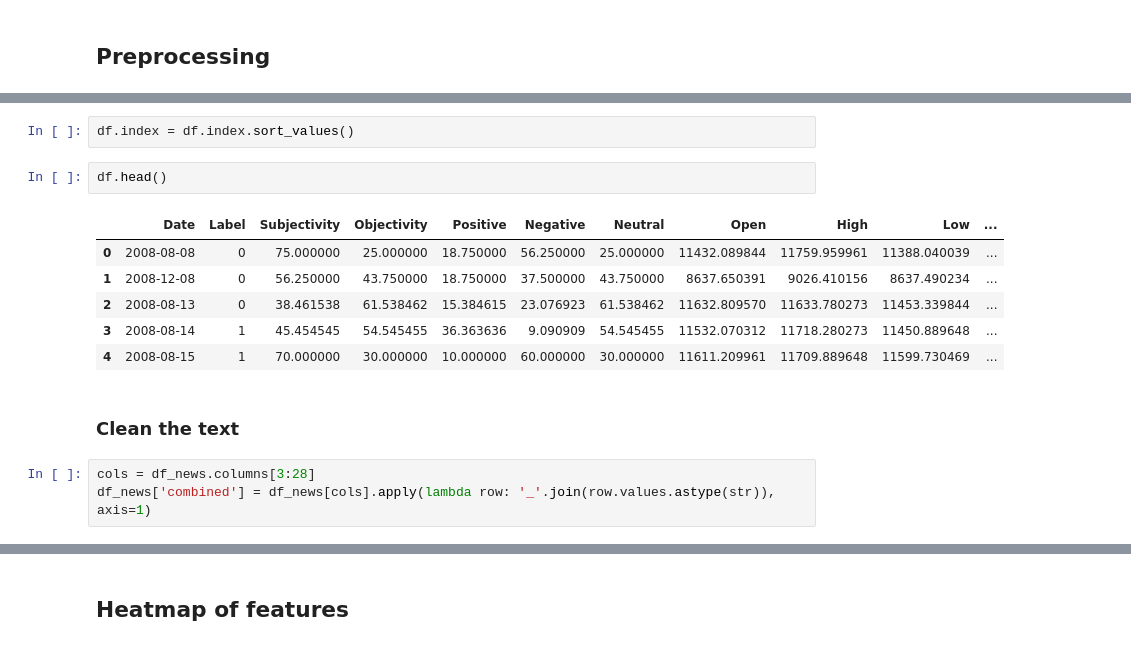
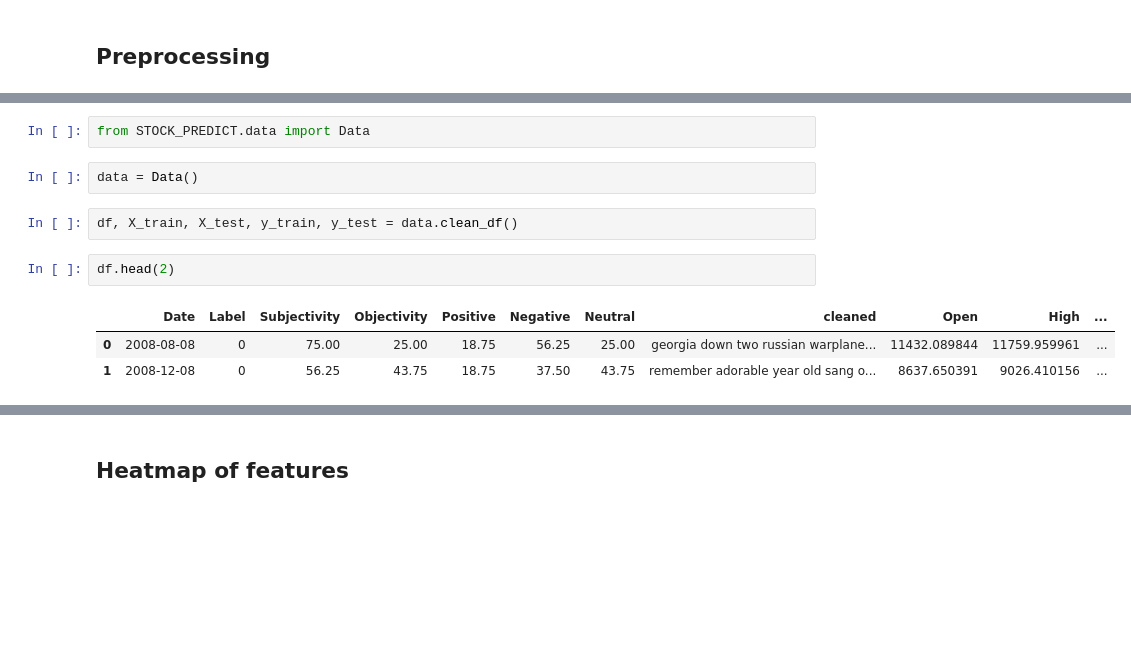
Before and after one commit to clairemalbrel/STOCK_PREDICT, a Jupyter notebook: Notebooks/Master_stock_prediction (1).ipynb, the cells around one changed output, grey strips where cells are left out. Drawn from its saved outputs; the diff is of its cells as text; blank space fills up the shorter version.

Commit message:
data viz + models

```diff
--- a/Notebooks/Master_stock_prediction (1).ipynb
+++ b/Notebooks/Master_stock_prediction (1).ipynb
@@ -62,16 +40,12 @@ df['target'] = df['change'].apply(categorical)
-# %%
-df.index = df.index.sort_values()
+# %%
+from STOCK_PREDICT.data import Data
+# %%
+data = Data()
+# %%
+df, X_train, X_test, y_train, y_test = data.clean_df()
 # %%
-df.head()
+df.head(2)
 # %% [output]
-|  | Date | Label | Subjectivity | Objectivity | Positive | Negative | Neutral | Open | High | Low | ... |
-| 0 | 2008-08-08 | 0 | 75.000000 | 25.000000 | 18.750000 | 56.250000 | 25.000000 | 11432.089844 | 11759.959961 | 11388.040039 | ... |
-| 1 | 2008-12-08 | 0 | 56.250000 | 43.750000 | 18.750000 | 37.500000 | 43.750000 | 8637.650391 | 9026.410156 | 8637.490234 | ... |
-| 2 | 2008-08-13 | 0 | 38.461538 | 61.538462 | 15.384615 | 23.076923 | 61.538462 | 11632.809570 | 11633.780273 | 11453.339844 | ... |
-| 3 | 2008-08-14 | 1 | 45.454545 | 54.545455 | 36.363636 | 9.090909 | 54.545455 | 11532.070312 | 11718.280273 | 11450.889648 | ... |
-| 4 | 2008-08-15 | 1 | 70.000000 | 30.000000 | 10.000000 | 60.000000 | 30.000000 | 11611.209961 | 11709.889648 | 11599.730469 | ... |
+|  | Date | Label | Subjectivity | Objectivity | Positive | Negative | Neutral | cleaned | Open | High | ... |
+| 0 | 2008-08-08 | 0 | 75.00 | 25.00 | 18.75 | 56.25 | 25.00 | georgia down two russian warplane... | 11432.089844 | 11759.959961 | ... |
+| 1 | 2008-12-08 | 0 | 56.25 | 43.75 | 18.75 | 37.50 | 43.75 | remember adorable year old sang o... | 8637.650391 | 9026.410156 | ... |
-# %% [markdown]
-### Clean the text
-# %%
-cols = df_news.columns[3:28]
-df_news['combined'] = df_news[cols].apply(lambda row: '_'.join(row.values.astype(str)), axis=1)
```
Also changed, not shown: parts of 81 cells of this notebook, 5 other files.
